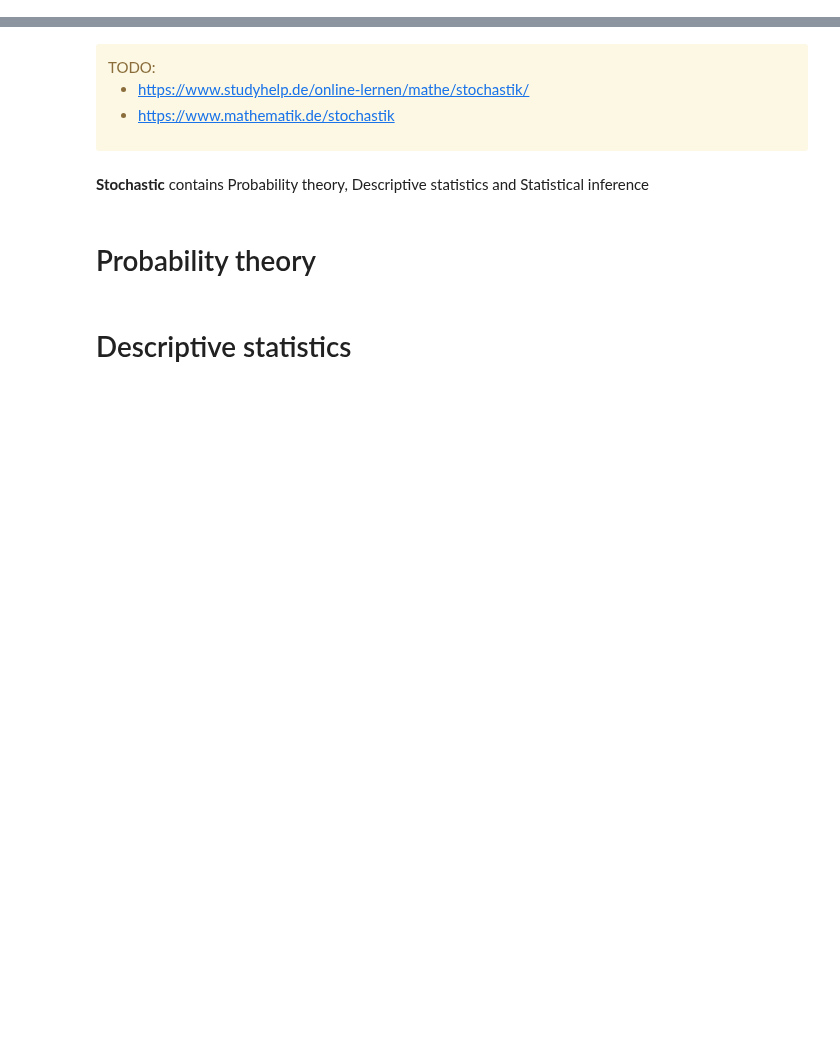
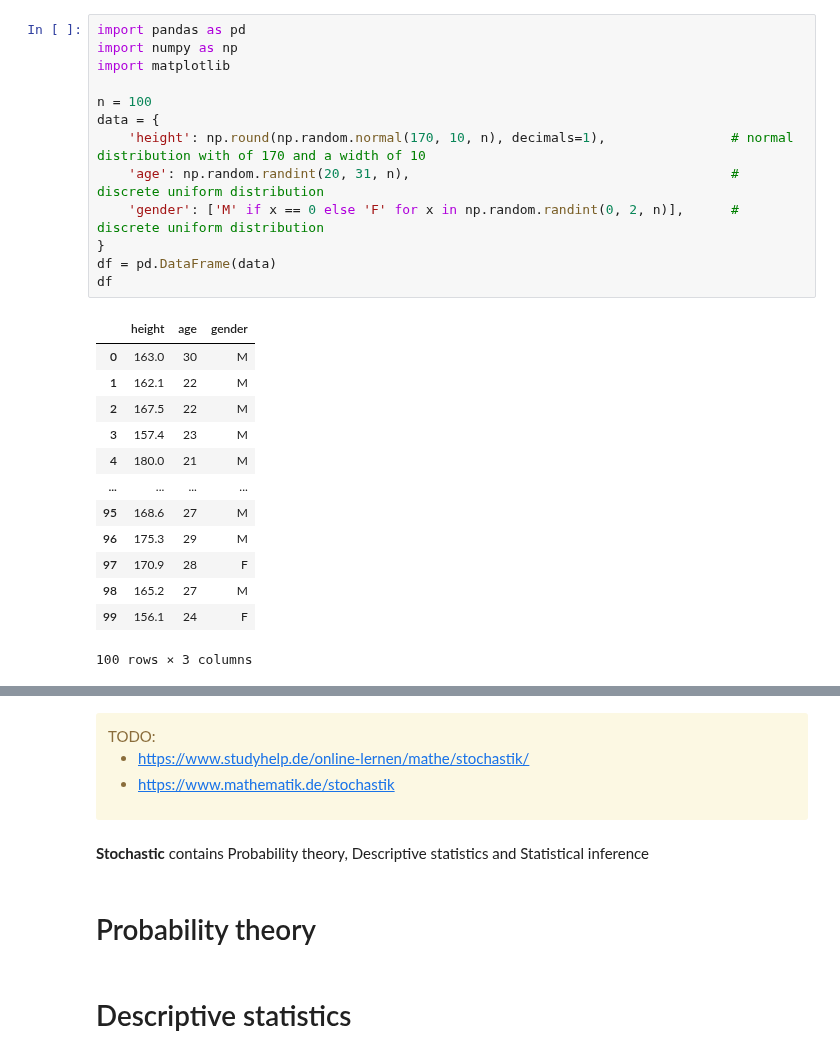
Before and after one commit to thomd/math, a Jupyter notebook: statistics.ipynb, the cells around one changed output, grey strips where cells are left out. Saved outputs shown, nothing was run; the diff lists cells and outputs as text; blank space fills up the shorter version.

```diff
--- a/Stochastic.ipynb
+++ b/statistics.ipynb
@@ -0,0 +38,27 @@
+# %%
+import pandas as pd
+import numpy as np
+import matplotlib
+
+n = 100
+data = {
+    'height': np.round(np.random.normal(170, 10, n), decimals=1),                # normal distribution with of 170 and a width of 10
+    'age': np.random.randint(20, 31, n),                                         # discrete uniform distribution
+    'gender': ['M' if x == 0 else 'F' for x in np.random.randint(0, 2, n)],      # discrete uniform distribution
+}
+df = pd.DataFrame(data)
+df
+# %% [output]
+|  | height | age | gender |
+| 0 | 163.0 | 30 | M |
+| 1 | 162.1 | 22 | M |
+| 2 | 167.5 | 22 | M |
+| 3 | 157.4 | 23 | M |
+| 4 | 180.0 | 21 | M |
+| ... | ... | ... | ... |
+| 95 | 168.6 | 27 | M |
+| 96 | 175.3 | 29 | M |
+| 97 | 170.9 | 28 | F |
+| 98 | 165.2 | 27 | M |
+| 99 | 156.1 | 24 | F |
+100 rows × 3 columns
```
Also changed, not shown: parts of 11 cells of this notebook.
